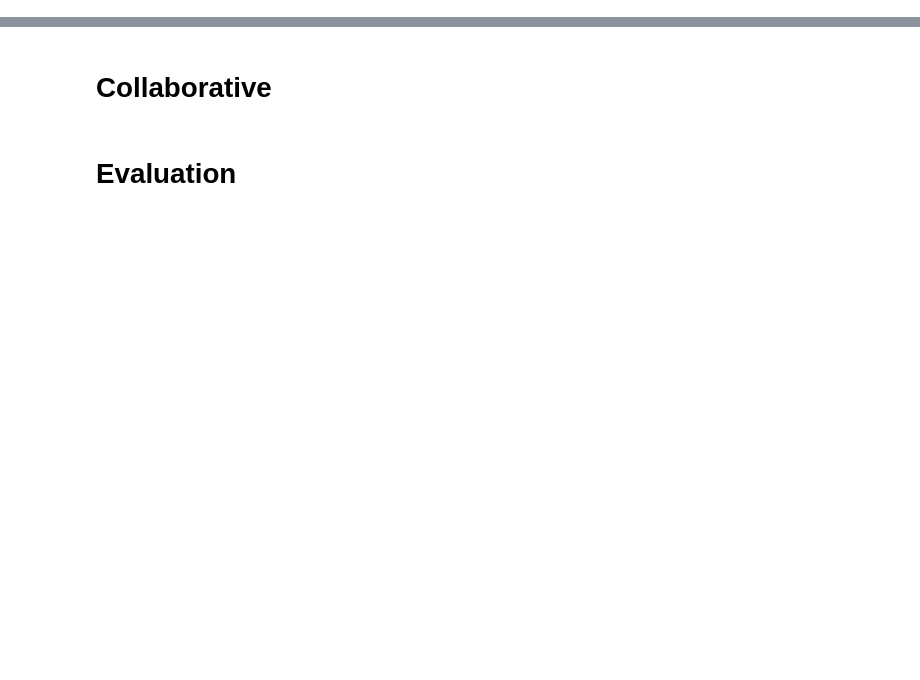
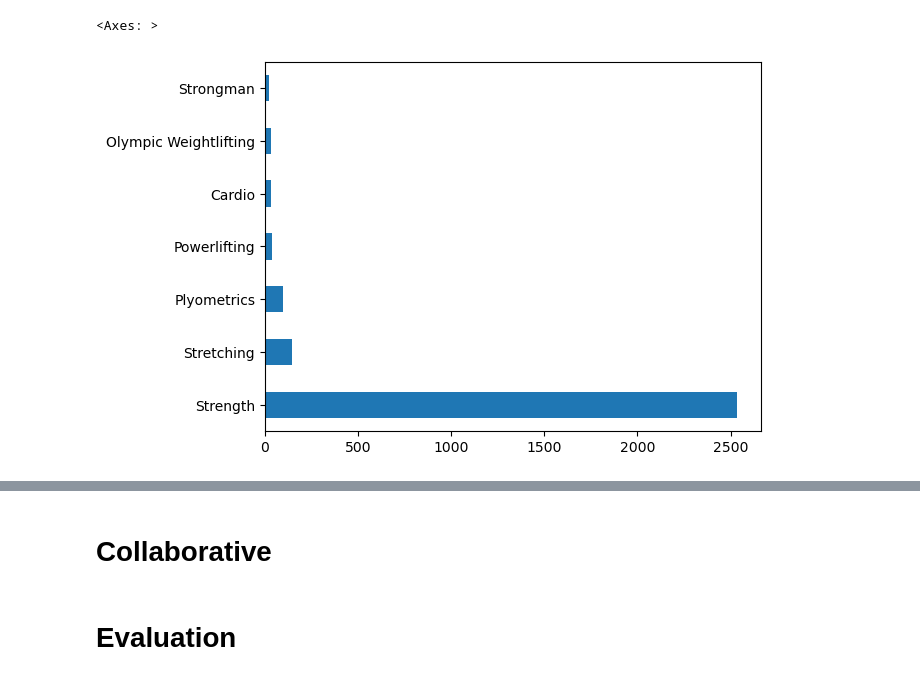
Before and after one commit to tordbm/Exercise-Recommender-System, a Jupyter notebook: recsys.ipynb, the cells around one changed output, grey strips where cells are left out. Cells and saved outputs as stored; diff of their text form; code cells hidden in the pictures; blank space fills up the shorter version.

```diff
--- a/recsys.ipynb
+++ b/recsys.ipynb
@@ -21,5 +33,8 @@ df['Level'].value_counts().plot.barh()
 # %%
 # sorted by type
-df['Type'].value_counts().plot.barh()
+bigdf['Type'].value_counts().plot.barh()
+# %% [output]
+<Axes: >
+[figure, added]
 # %%
 # sorted by bodypart
```
Also changed, not shown: parts of 42 cells of this notebook.
